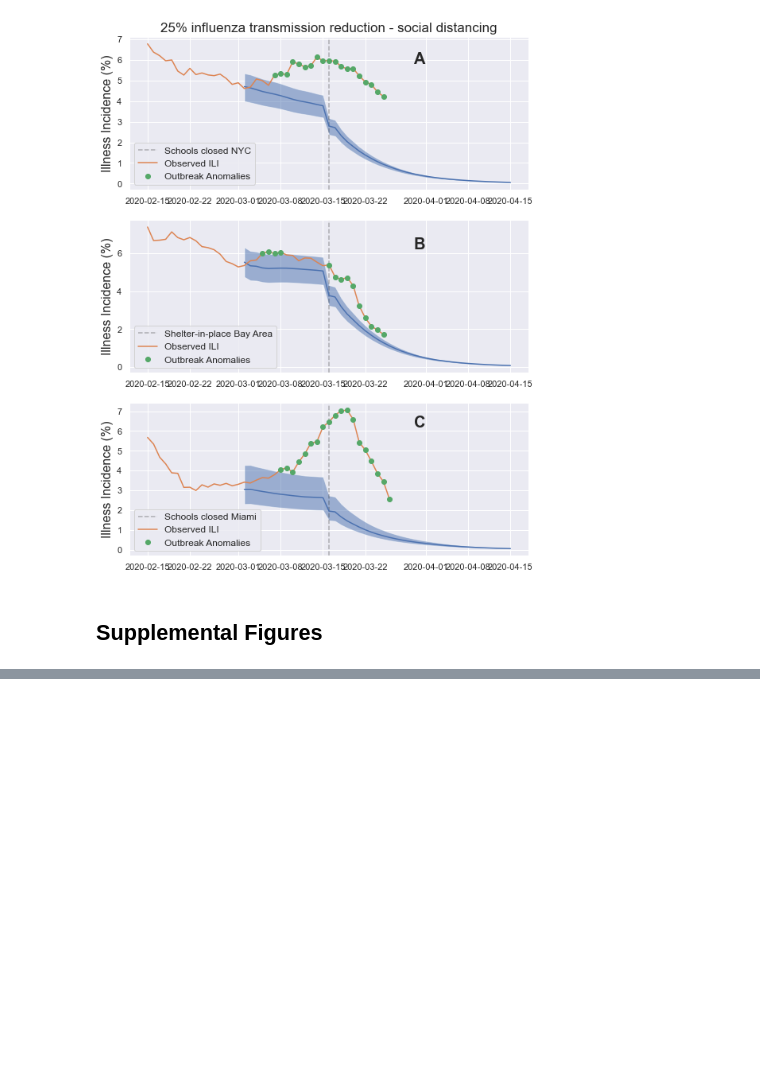
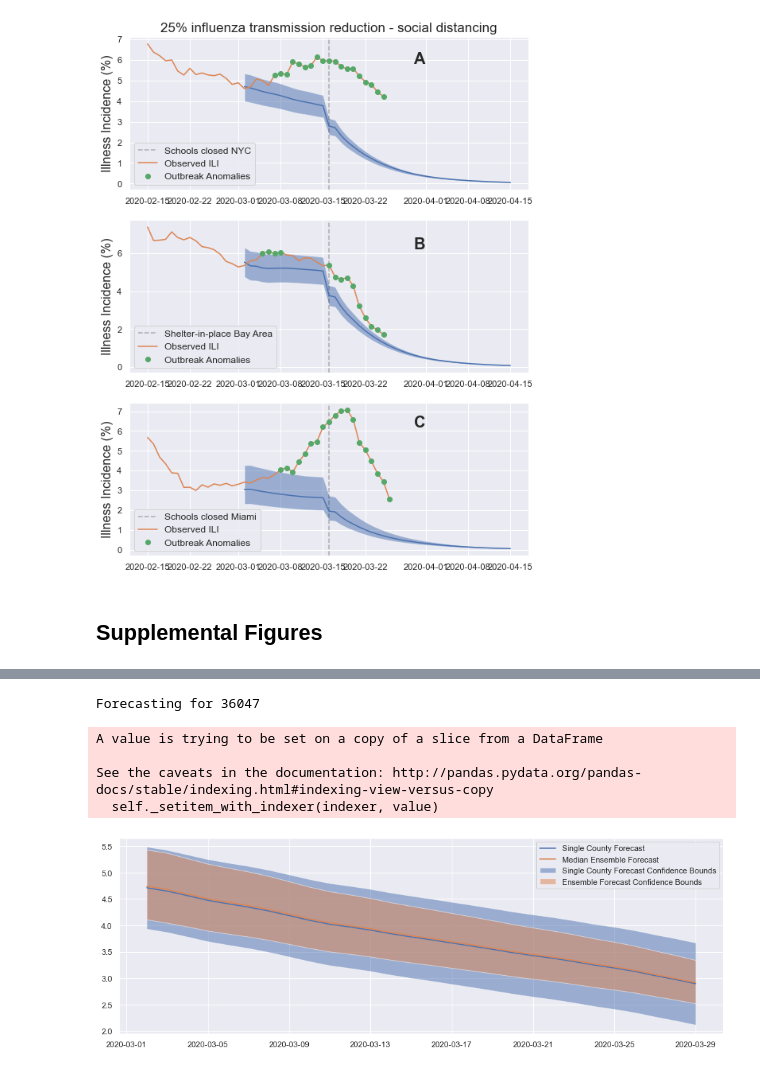
Before and after one commit to kinsahealth/therm_anomaly_detection, a Jupyter notebook: Brooklyn_SantaClara_examples.ipynb, the cells around one changed output, grey strips where cells are left out. Drawn from its saved outputs; the diff is of its cells as text; code cells hidden in the pictures; blank space fills up the shorter version.

Commit message:
additional supp figure

```diff
--- a/Brooklyn_SantaClara_examples.ipynb
+++ b/Brooklyn_SantaClara_examples.ipynb
@@ -190,0 +191,25 @@ plt.savefig('FigS2.png', dpi=300)
+# %%
+# Single county significance example, as used in all county map
+# Over the time period used in this study (~ 1 month)
+sub_bk = bk100[(bk100.ds < '2020-03-30')].copy()
+
+bk_single = ao.anomaly_wrapper(bk_df, ['2020-03-01'], horizon=4, simulations=1, social_mod=None)
+bk_single.rename(columns={'percent_ill': 'forc'}, inplace=True)
+bk_single = bk_single.merge(bk_df, on=['region', 'ds'], how='left')
+
+plt.figure(figsize=(15, 5))
+plt.fill_between(bk_single.ds, (bk_single['forc'] - 1.96*bk_single['error_scale']),
+                 (bk_single['forc'] + 1.96*bk_single['error_scale']),
+                 alpha=0.5, label='Single County Forecast Confidence Bounds')
+plt.plot(bk_single.ds, bk_single['forc'], label='Single County Forecast')
+plt.fill_between(sub_bk.ds, sub_bk['97.5%'], sub_bk['2.5%'], alpha=0.5, label='Ensemble Forecast Confidence Bounds')
+plt.plot(sub_bk.ds, sub_bk['50%'], label='Median Ensemble Forecast')
+plt.legend()
+plt.savefig('FigS3.png', dpi=300)
+# %% [output]
+Forecasting for 36047
+A value is trying to be set on a copy of a slice from a DataFrame
+
+See the caveats in the documentation: http://pandas.pydata.org/pandas-docs/stable/indexing.html#indexing-view-versus-copy
+  self._setitem_with_indexer(indexer, value)
+[figure, added]
```
Also changed, not shown: parts of 1 cell of this notebook.
